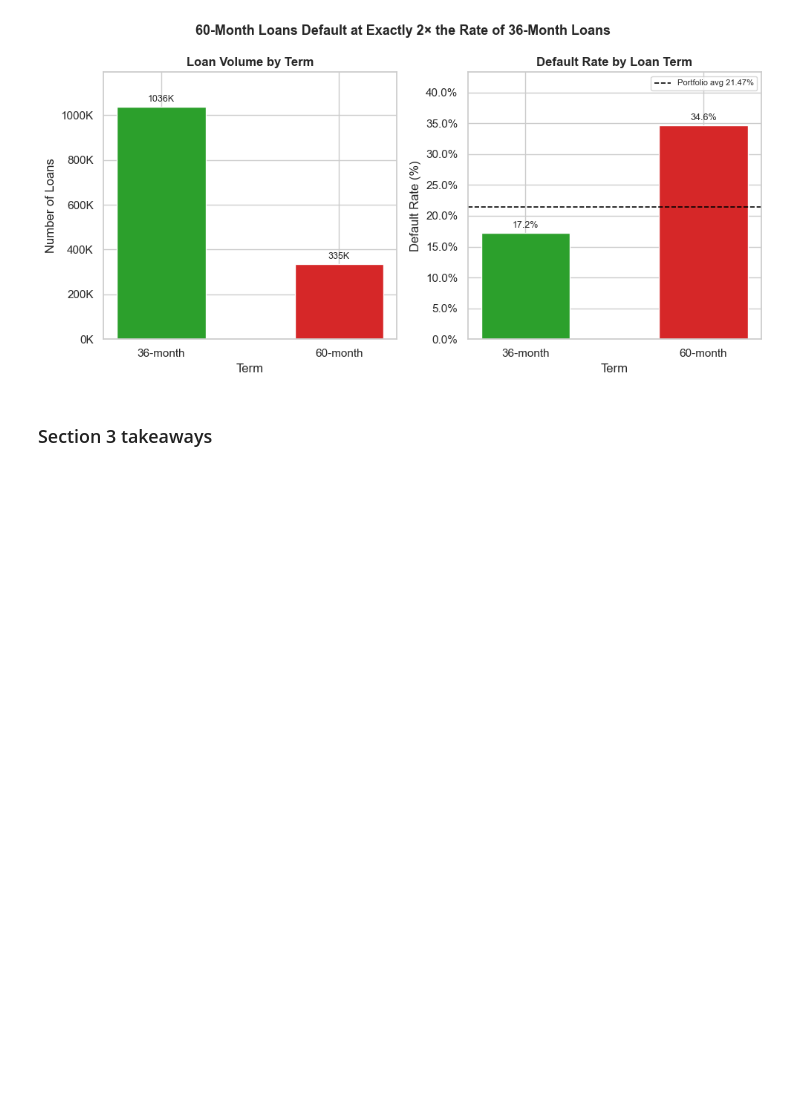
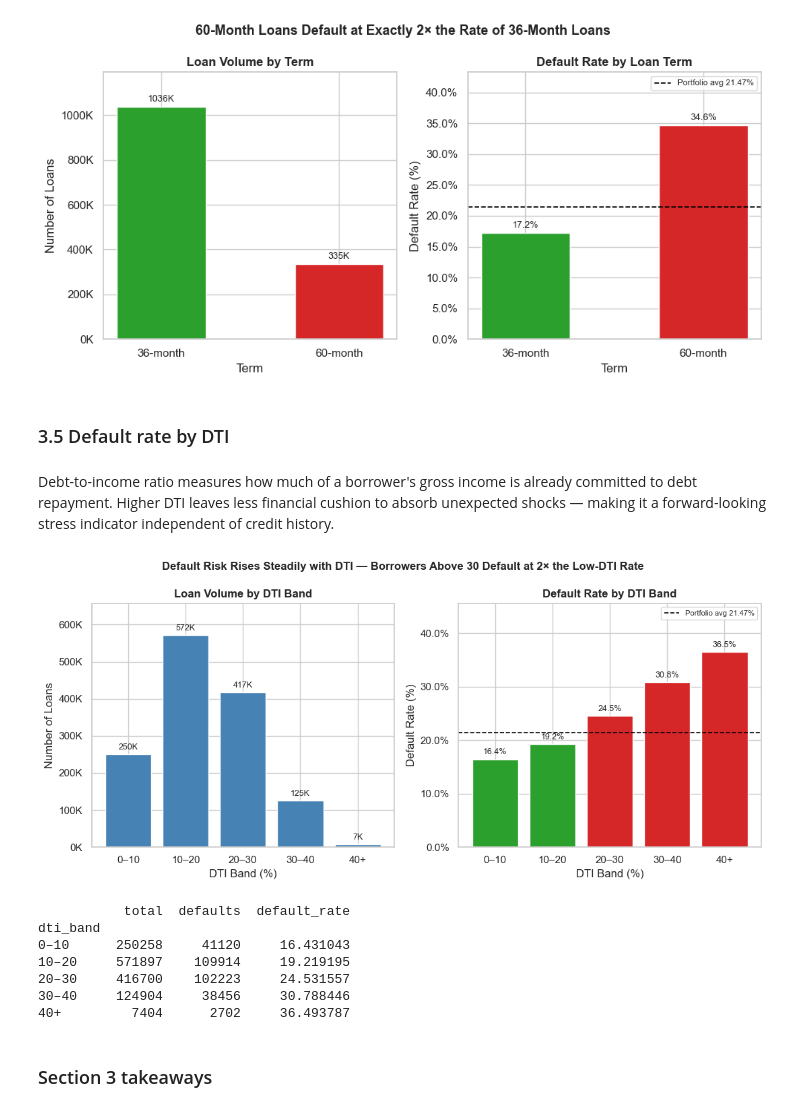
Before and after one commit to diegogomez040/Financial-risk-club-lending, a Jupyter notebook: notebooks/03_eda.ipynb, the cells around one changed output. Drawn from its saved outputs; the diff is of its cells as text; code cells hidden in the pictures; blank space fills up the shorter version.

```diff
--- a/notebooks/03_eda.ipynb
+++ b/notebooks/03_eda.ipynb
@@ -411,6 +361,63 @@ plt.tight_layout()
 plt.show()
 # %% [output]
 [figure]
+# %% [markdown]
+### 3.5 Default rate by DTI
+# %% [markdown]
+Debt-to-income ratio measures how much of a borrower's gross income is already committed to debt repayment. Higher DTI leaves less financial cushion to absorb unexpected shocks — making it a forward-looking stress indicator independent of credit history.
+# %%
+PORTFOLIO_AVG = 21.47
+
+dti_bins   = [0, 10, 20, 30, 40, df["dti"].max() + 1]
+dti_labels = ["0–10", "10–20", "20–30", "30–40", "40+"]
+
+dti_stats = (
+    df.assign(dti_band=pd.cut(df["dti"], bins=dti_bins, labels=dti_labels, right=False))
+    .groupby("dti_band", observed=True)["default"]
+    .agg(total="count", defaults="sum")
+    .assign(default_rate=lambda x: x["defaults"] / x["total"] * 100)
+)
+
+palette = ["#2ca02c" if r < PORTFOLIO_AVG else "#d62728" for r in dti_stats["default_rate"]]
+
+fig, axes = plt.subplots(1, 2, figsize=(11, 5))
+
+# --- Left: Volume ---
+bars0 = axes[0].bar(dti_stats.index, dti_stats["total"], color="steelblue", edgecolor="white")
+axes[0].bar_label(bars0, labels=[f"{v/1e3:.0f}K" for v in dti_stats["total"]], padding=3, fontsize=9)
+axes[0].set_title("Loan Volume by DTI Band", fontweight="bold")
+axes[0].set_xlabel("DTI Band (%)")
+axes[0].set_ylabel("Number of Loans")
+axes[0].yaxis.set_major_formatter(mtick.FuncFormatter(lambda x, _: f"{x/1e3:.0f}K"))
+axes[0].set_ylim(top=dti_stats["total"].max() * 1.15)
+
+# --- Right: Default Rate ---
+bars1 = axes[1].bar(dti_stats.index, dti_stats["default_rate"], color=palette, edgecolor="white")
+axes[1].bar_label(bars1, fmt="%.1f%%", padding=3, fontsize=9)
+axes[1].axhline(PORTFOLIO_AVG, color="black", linestyle="--", linewidth=1.2,
+                label=f"Portfolio avg {PORTFOLIO_AVG}%")
+axes[1].set_title("Default Rate by DTI Band", fontweight="bold")
+axes[1].set_xlabel("DTI Band (%)")
+axes[1].set_ylabel("Default Rate (%)")
+axes[1].yaxis.set_major_formatter(mtick.PercentFormatter())
+axes[1].set_ylim(top=dti_stats["default_rate"].max() * 1.25)
+axes[1].legend(fontsize=8)
+
+plt.suptitle("Default Risk Rises Steadily with DTI — Borrowers Above 30 Default at 2× the Low-DTI Rate",
+             fontsize=12, fontweight="bold")
+plt.tight_layout()
+plt.show()
+
+print(dti_stats.to_string())
+# %% [output]
+[figure, added]
+           total  defaults  default_rate
+dti_band
+0–10      250258     41120     16.431043
+10–20     571897    109914     19.219195
+20–30     416700    102223     24.531557
+30–40     124904     38456     30.788446
+40+         7404      2702     36.493787
 # %% [markdown]
 ### Section 3 takeaways
 # %% [markdown]
```
Also changed, not shown: parts of 9 cells of this notebook, 2 other files.
